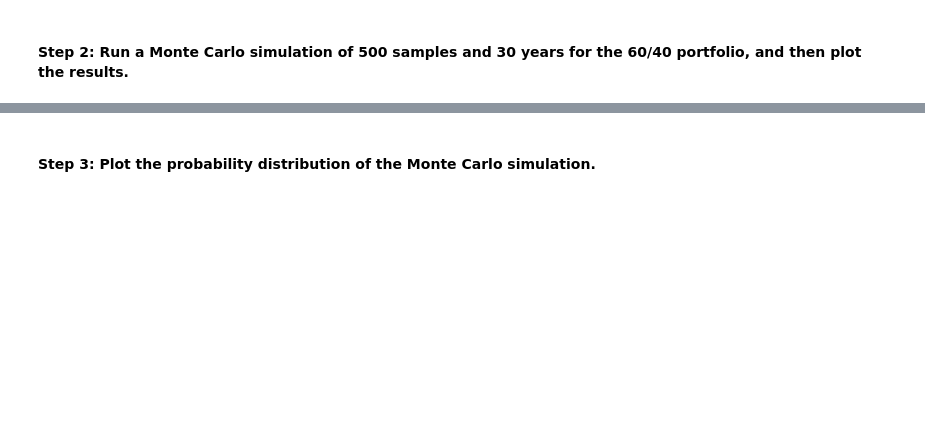
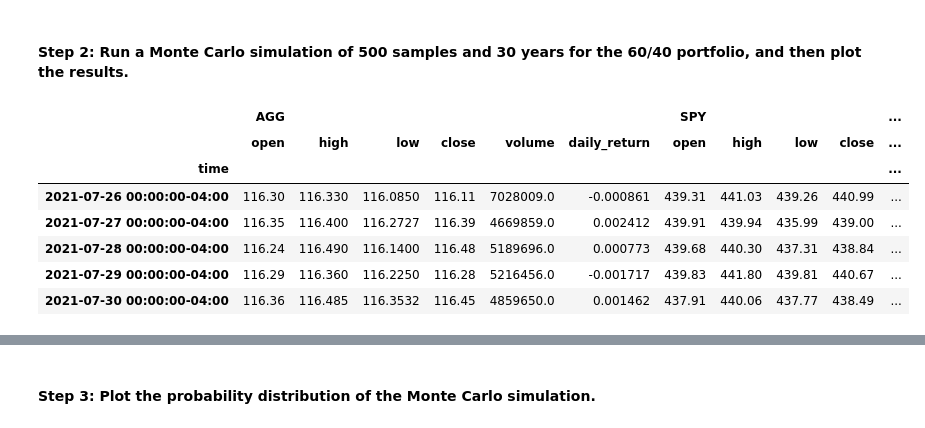
Before and after one commit to woodedlawn/module_5_challenge, a Jupyter notebook: financial_planning_tools.ipynb, the cells around one changed output, grey strips where cells are left out. Saved outputs shown, nothing was run; the diff lists cells and outputs as text; code cells hidden in the pictures; blank space fills up the shorter version.

```diff
--- a/financial_planning_tools.ipynb
+++ b/financial_planning_tools.ipynb
@@ -441,11 +469,26 @@ In this section, you’ll use the MCForecastTools library to create a Monte Carl
 # %%
 # Configure the Monte Carlo simulation to forecast 30 years cumulative returns
 # The weights should be split 40% to AGG and 60% to SPY.
 # Run 500 samples.
-# YOUR CODE HERE
+trading_days = 252
+thirty_year_simulation = MCSimulation(
+    portfolio_data=df_historical_portfolio,
+    weights=[0.40, 0.60],
+    num_simulation=500,
+    num_trading_days=trading_days*30,
+)
 
 # Review the simulation input data
-# YOUR CODE HERE
+thirty_year_simulation.portfolio_data.tail()
+# %% [output]
+|  | AGG |  |  |  |  |  | SPY |  |  |  | ... |
+|  | open | high | low | close | volume | daily_return | open | high | low | close | ... |
+| time |  |  |  |  |  |  |  |  |  |  | ... |
+| 2021-07-26 00:00:00-04:00 | 116.30 | 116.330 | 116.0850 | 116.11 | 7028009.0 | -0.000861 | 439.31 | 441.03 | 439.26 | 440.99 | ... |
+| 2021-07-27 00:00:00-04:00 | 116.35 | 116.400 | 116.2727 | 116.39 | 4669859.0 | 0.002412 | 439.91 | 439.94 | 435.99 | 439.00 | ... |
+| 2021-07-28 00:00:00-04:00 | 116.24 | 116.490 | 116.1400 | 116.48 | 5189696.0 | 0.000773 | 439.68 | 440.30 | 437.31 | 438.84 | ... |
+| 2021-07-29 00:00:00-04:00 | 116.29 | 116.360 | 116.2250 | 116.28 | 5216456.0 | -0.001717 | 439.83 | 441.80 | 439.81 | 440.67 | ... |
+| 2021-07-30 00:00:00-04:00 | 116.36 | 116.485 | 116.3532 | 116.45 | 4859650.0 | 0.001462 | 437.91 | 440.06 | 437.77 | 438.49 | ... |
 # %%
 # Run the Monte Carlo simulation to forecast 30 years cumulative returns
 # YOUR CODE HERE
```
Also changed, not shown: parts of 9 cells of this notebook.
